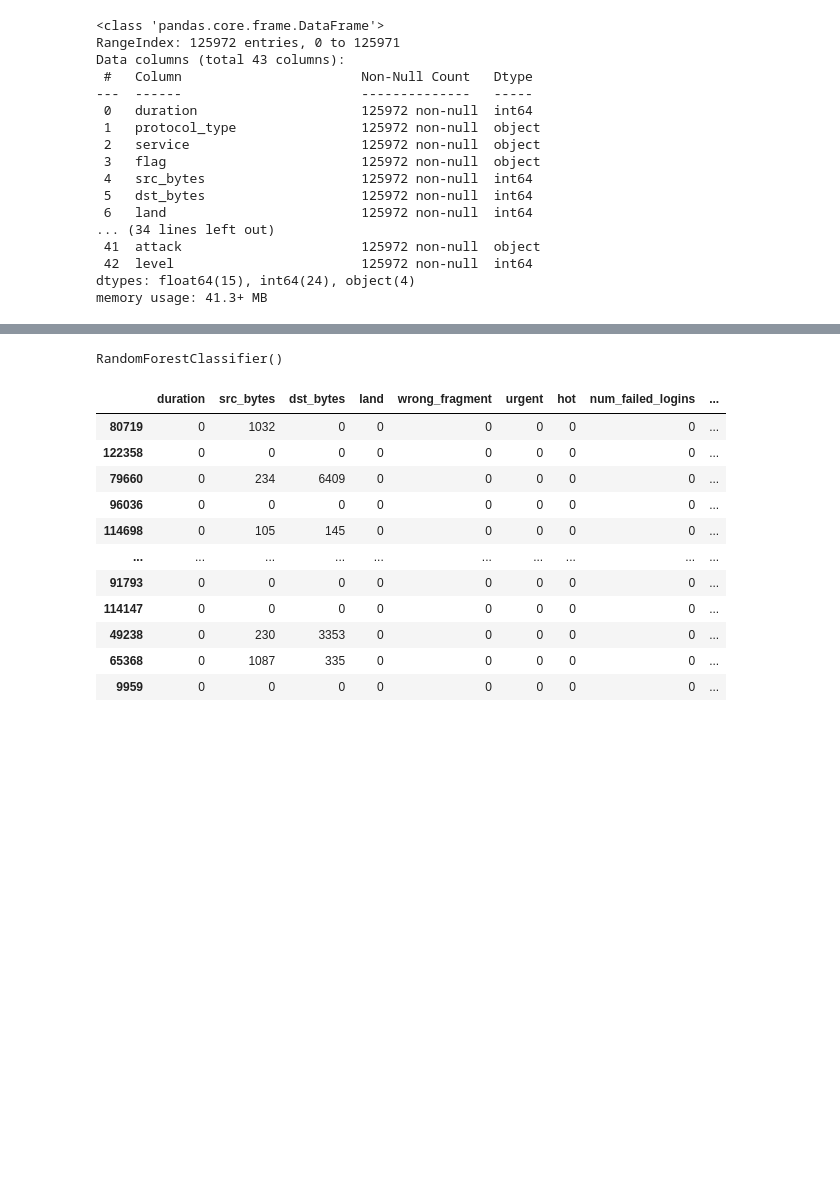
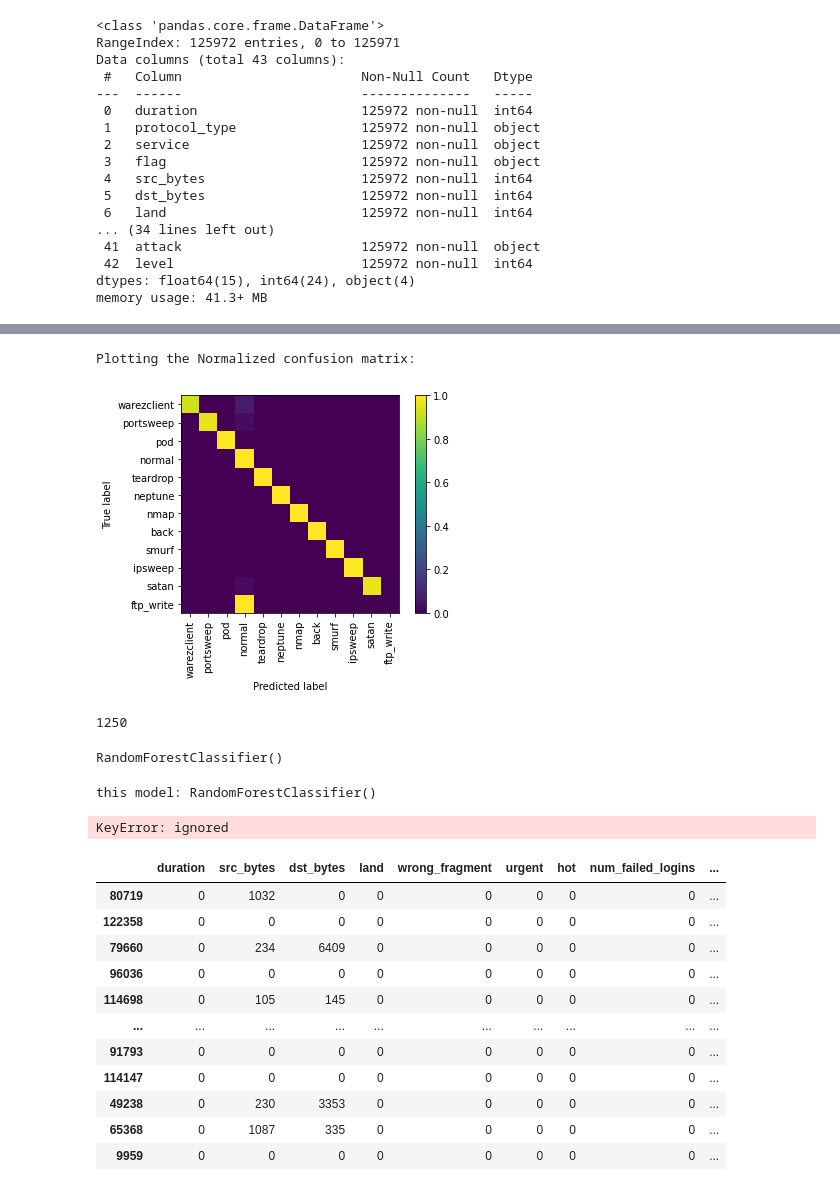
Before and after one commit to RedBatProject/Learning-tools, a Jupyter notebook: data_science.ipynb, the cells around one changed output, grey strips where cells are left out. Saved outputs shown, nothing was run; the diff lists cells and outputs as text; code cells hidden in the pictures; blank space fills up the shorter version.

```diff
--- a/data_science.ipynb
+++ b/data_science.ipynb
@@ -858,4 +878,5 @@ for i in range(len(fd2)):
 # df = df.drop('flag', axis = 1)
 # df = df.drop('protocol_type', axis = 1)
 # df = df.drop('service', axis = 1)
-df = df.drop('attack', axis = 1)
+df['attack'] = df['y']
+df = df.drop('y', axis = 1)
@@ -886,0 +984,9 @@ LogisticRegression(max_iter=200)
+# %%
+# Plot confusion matrix:
+print('Plotting the Normalized confusion matrix:')
+plot_confusion_matrix(clf, X_test, Y_test,
+                      labels = list(set(Y_test)), xticks_rotation='vertical',
+                      include_values=False, normalize='true');
+# %% [output]
+Plotting the Normalized confusion matrix:
+[figure, added]
@@ -886,0 +999,4 @@ LogisticRegression(max_iter=200)
+# %%
+len(label)
+# %% [output]
+1250
@@ -966,7 +1087,7 @@ for model in model_list:
     end_pred = time()
 
     accuracy_scores += round(accuracy_score(Y_test, Y_pred))
-    weighted_precision_scores += round(precision_score(Y_test, Y_pred, average='weighted'), 4)
+    weighted_precision_scores += round(precision_score(Y_test, Y_pred, average='weighted',zero_division=1), 4)
     weighted_recall_scores += round(recall_score(Y_test, Y_pred, average='weighted'), 4)
     weighted_f1_scores += round(f1_score(Y_test, Y_pred, average='weighted'), 4)
 
@@ -989,6 +1110,9 @@ report_data['weighted_recall'] = weighted_recall_score_list
 report_data['weighted_f1_score'] = weighted_f1_score_list
 
 report_data
+# %% [output]
+this model: RandomForestClassifier()
+KeyError: ignored
 # %%
 X_train
 # %% [output]
```
Also changed, not shown: parts of 38 cells of this notebook.
